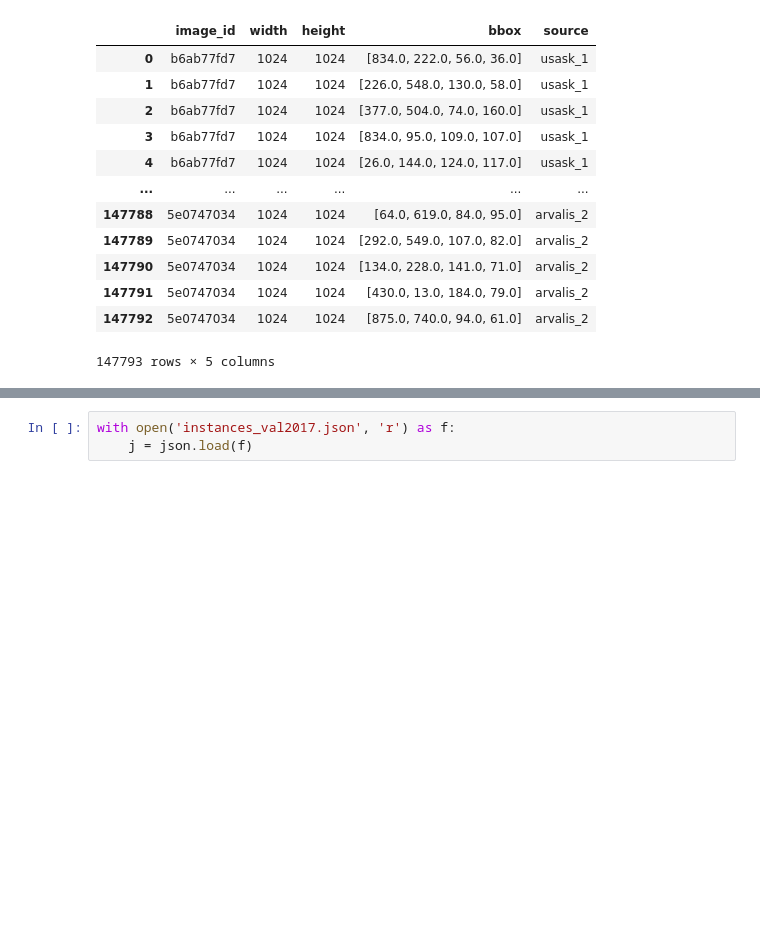
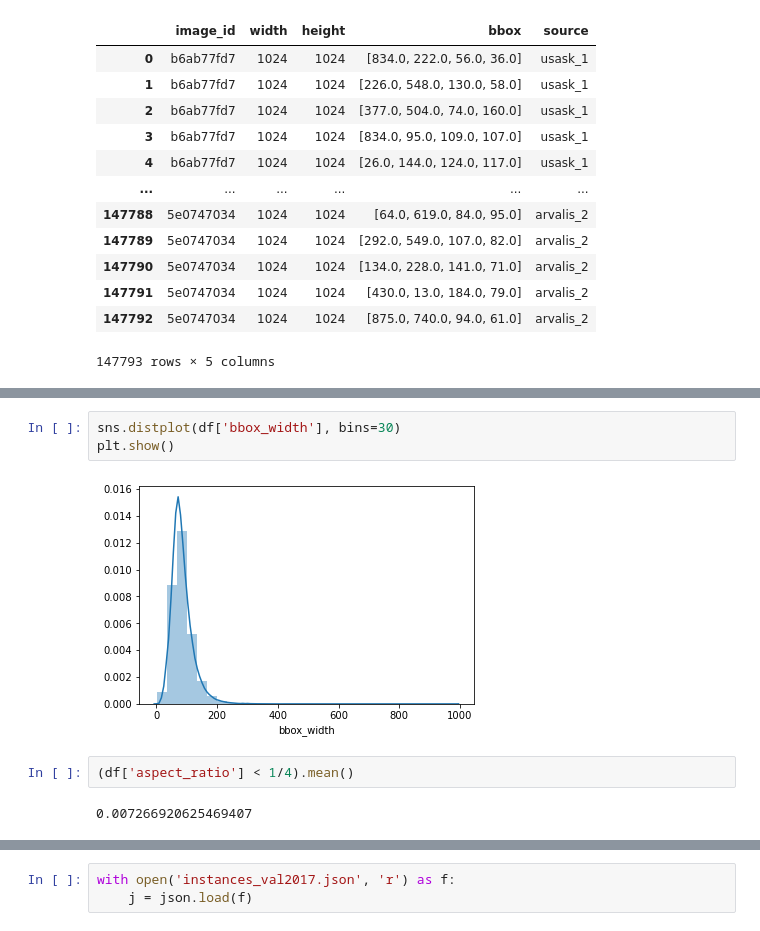
Before and after one commit to jihang-zhang/CenterNet-CondInst, a Jupyter notebook: convert2coco.ipynb, the cells around one changed output, grey strips where cells are left out. Saved outputs shown, nothing was run; the diff lists cells and outputs as text; blank space fills up the shorter version.

```diff
--- a/convert2coco.ipynb
+++ b/convert2coco.ipynb
@@ -27,0 +60,9 @@ df
+# %%
+sns.distplot(df['bbox_width'], bins=30)
+plt.show()
+# %% [output]
+[figure, added]
+# %%
+(df['aspect_ratio'] < 1/4).mean()
+# %% [output]
+0.007266920625469407
```
Also changed, not shown: parts of 6 cells of this notebook, 7 other files.
